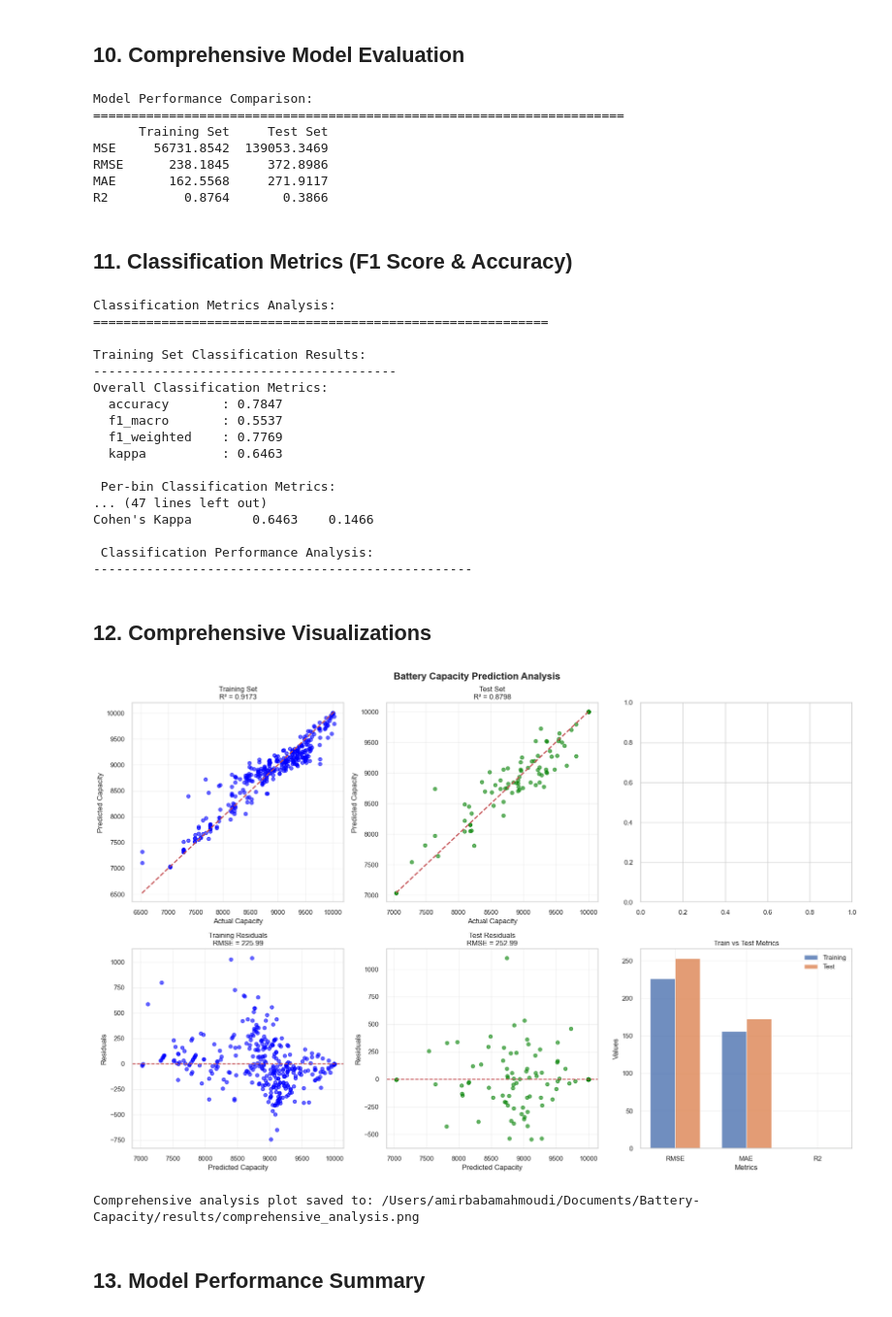
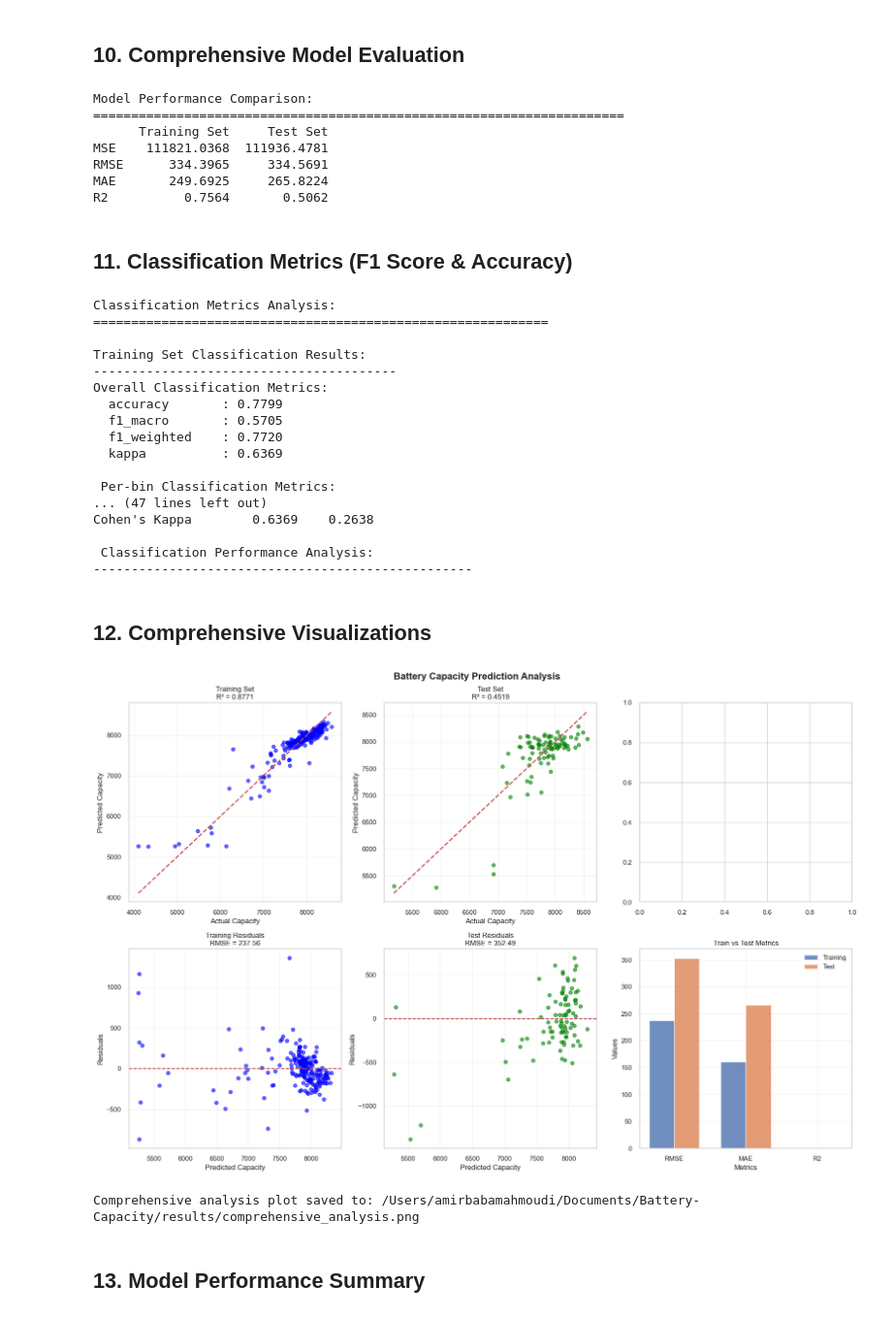
Before and after one commit to amirbabamahmoudi/hands-on-experiment, a Jupyter notebook: battery_analysis.ipynb, the cells around one changed output. Shown at 97% size. Saved outputs shown, nothing was run; the diff lists cells and outputs as text; code cells hidden in the pictures.

```diff
--- a/battery_analysis.ipynb
+++ b/battery_analysis.ipynb
@@ -34,7 +35,7 @@ All imports successful!
 # %%
 # Initialize paths
 current_dir = Path.cwd()
-data_path = current_dir / "dataset_299.xlsx"
+data_path = current_dir / "battery_dataset_selected_features_30.xlsx"
 models_dir = current_dir / "models"
 results_dir = current_dir / "results"
 
@@ -225,8 +226,8 @@ print(f"Parameter grid: {param_grid}")
 print(f"Total combinations to test: {np.prod([len(v) for v in param_grid.values()])}")
 
 # Perform grid search
-optimized_model = model_trainer.grid_search_train(X_train_processed, y_train_processed,
-                                                  best_model, param_grid, cv=4)
-
+# optimized_model = model_trainer.grid_search_train(X_train_processed, y_train_processed,
+#                                                    best_model, param_grid, cv=4)
+final_model = best_model
 print("\n✅ Grid Search completed!")
 # %% [output]
@@ -313,10 +306,10 @@ print(comparison_df.round(4))
 Model Performance Comparison:
 ======================================================================
       Training Set     Test Set
-MSE     56731.8542  139053.3469
-RMSE      238.1845     372.8986
-MAE       162.5568     271.9117
-R2          0.8764       0.3866
+MSE    111821.0368  111936.4781
+RMSE      334.3965     334.5691
+MAE       249.6925     265.8224
+R2          0.7564       0.5062
 # %% [markdown]
 ## 11. Classification Metrics (F1 Score & Accuracy)
 # %%
@@ -392,20 +385,26 @@ Classification Metrics Analysis:
 Training Set Classification Results:
 ----------------------------------------
 Overall Classification Metrics:
-  accuracy       : 0.7847
-  f1_macro       : 0.5537
-  f1_weighted    : 0.7769
-  kappa          : 0.6463
+  accuracy       : 0.7799
+  f1_macro       : 0.5705
+  f1_weighted    : 0.7720
+  kappa          : 0.6369
 
  Per-bin Classification Metrics:
 ... (47 lines left out)
-Cohen's Kappa        0.6463    0.1466
+Cohen's Kappa        0.6369    0.2638
 
  Classification Performance Analysis:
 --------------------------------------------------
 # %% [markdown]
 ## 12. Comprehensive Visualizations
 # %%
+≤ 7000: 21
+7000-7400: 21
+7400-8000: 156
+8000-8500: 99
+> 8500: 2
+
 # Create comprehensive visualizations
 fig, axes = plt.subplots(2, 3, figsize=(18, 12))
 fig.suptitle('Battery Capacity Prediction Analysis', fontsize=16, fontweight='bold')
@@ -445,34 +444,34 @@ axes[1, 1].scatter(y_pred_test, residuals_test, alpha=0.6, color='green')
 axes[1, 1].axhline(y=0, color='r', linestyle='--')
 axes[1, 1].set_xlabel('Predicted Capacity')
 axes[1, 1].set_ylabel('Residuals')
 axes[1, 1].set_title(f'Test Residuals\nRMSE = {metrics_test["RMSE"]:.2f}')
 axes[1, 1].grid(True, alpha=0.3)
 
 # 6. Metrics Comparison
 metrics_comparison = ['RMSE', 'MAE', 'R2']
 train_values = [metrics_train[m] for m in metrics_comparison]
 test_values = [metrics_test[m] for m in metrics_comparison]
 
 x = np.arange(len(metrics_comparison))
 width = 0.35
 
 axes[1, 2].bar(x - width/2, train_values, width, label='Training', alpha=0.8)
 axes[1, 2].bar(x + width/2, test_values, width, label='Test', alpha=0.8)
 axes[1, 2].set_xlabel('Metrics')
 axes[1, 2].set_ylabel('Values')
 axes[1, 2].set_title('Train vs Test Metrics')
 axes[1, 2].set_xticks(x)
 axes[1, 2].set_xticklabels(metrics_comparison)
 axes[1, 2].legend()
 axes[1, 2].grid(True, alpha=0.3)
 
 plt.tight_layout()
 plt.savefig(results_dir / "comprehensive_analysis.png", dpi=300, bbox_inches='tight')
 plt.show()
 
 print(f"Comprehensive analysis plot saved to: {results_dir / 'comprehensive_analysis.png'}")
 # %% [output]
-[figure, old version]
+[figure, new version]
 Comprehensive analysis plot saved to: /Users/amirbabamahmoudi/Documents/Battery-Capacity/results/comprehensive_analysis.png
 # %% [markdown]
 ## 13. Model Performance Summary
```
Also changed, not shown: parts of 8 cells of this notebook, 8 other files.
